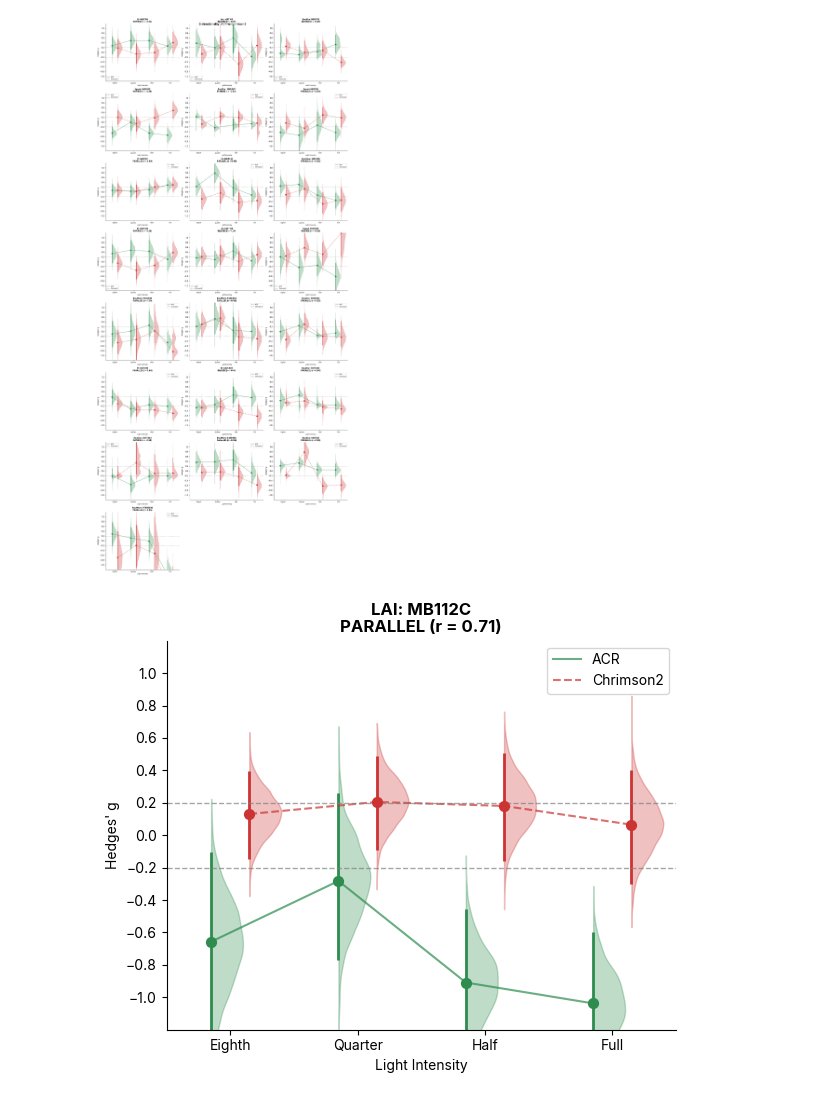
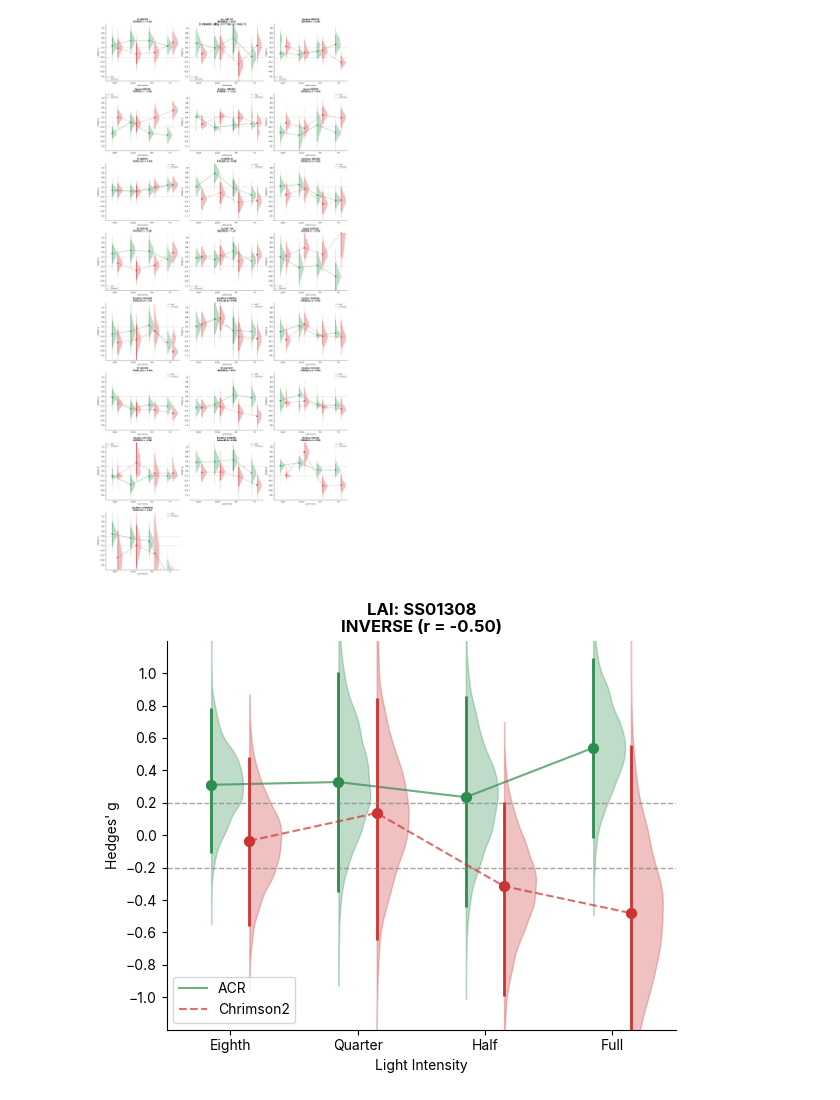
Before and after one commit to lnicole08/OSAR-Nicole-version, a Jupyter notebook: Light Intensity Summary.ipynb, the cells around one changed output. Drawn from its saved outputs; the diff is of its cells as text; code cells hidden in the pictures.

```diff
--- a/Light Intensity Summary.ipynb
+++ b/Light Intensity Summary.ipynb
@@ -970,6 +970,11 @@ categories = {
     "Cat 4 (No Effect)": {
         "ACT": ['MB210B', 'MB242A', 'SS86947'],
         "INH": ['SS81521', 'SS67662', 'SS75200']
+    },
+
+    "Cat 5": {
+        "ACT": ['SS81353', 'SS01188']
+
     },
 }
 
@@ -1098,11 +1103,11 @@ def get_genotype_pair_data(osar_data, mbon, responder):
 # %%
 from scipy import stats
 
-cat_df = compute_categorical_correlation_table(osar_data)
+cat_df = compute_categorical_correlation_table(osar_data, r_threshold=0.78)
 
 # Save single CSV
 corr_save_path = r"D:\ACC Lab Dropbox\ACC Lab\Nicole Lee\Data Compilation\osar_compiled"
-cat_df.to_csv(os.path.join(corr_save_path, "pairwise_correlations.csv"), index=False)
+#cat_df.to_csv(os.path.join(corr_save_path, "pairwise_correlations.csv"), index=False)
 # %%
 mpl.rcParams['svg.fonttype'] = 'none'
 pair_cols = [p[2] for p in cat_metric_pairs]
@@ -1416,7 +1487,7 @@ Found 22 qualifying MBON x metric pairs:
 VT999036      BoutNum  0.95  PARALLEL
 [figure]
 # %%
-mbon_to_plot = "MB112C"
+mbon_to_plot = "SS01308"
 metric_to_plot = "Light Attraction Index_Hg_OSAR"
 
 from scipy import stats
@@ -1455,31 +1526,32 @@ for resp, color, linestyle in [("ACR", color_acr, '-'), ("Chrimson2", color_chr,
             x_kde = kde(y_kde)
             offset = -0.15 if resp == "ACR" else 0.15
             x_kde = x_kde / x_kde.max() * 0.25
             ax.fill_betweenx(y_kde, x_pos[i] + offset, x_pos[i] + offset + x_kde, color=color, alpha=0.3)
             ax.vlines(x_pos[i] + offset, ci_low, ci_high, color=color, linewidth=2)
             ax.scatter(x_pos[i] + offset, effect, color=color, s=50, zorder=5)
 
     offset = -0.15 if resp == "ACR" else 0.15
     if all(v is not None for v in effects):
         ax.plot(x_pos + offset, effects, linestyle, color=color, linewidth=1.5, alpha=0.7, label=resp)
 
 ax.axhline(y=0.2, color='gray', linestyle='--', alpha=0.7, linewidth=1)
 ax.axhline(y=-0.2, color='gray', linestyle='--', alpha=0.7, linewidth=1)
 
 r_str = f"r = {r_val:.2f}" if r_val is not None else "no data"
 ax.set_title(f"{metric_label}: {mbon_to_plot}\n{direction} ({r_str})", fontsize=12, fontweight='bold')
 ax.set_xticks(x_pos)
 ax.set_xticklabels(intensities)
 ax.set_xlim(-0.5, 3.5)
 ax.set_yticks([-1.0, -0.8, -0.6, -0.4, -0.2, 0, 0.2, 0.4, 0.6, 0.8, 1.0])
 ax.set_ylim(-1.2, 1.2)
 ax.set_xlabel("Light Intensity")
 ax.set_ylabel("Hedges' g")
 ax.legend(loc='best')
 ax.spines['top'].set_visible(False)
 ax.spines['right'].set_visible(False)
 mpl.rcParams['svg.fonttype'] = 'none'
 plt.tight_layout()
+#plt.savefig("D:\\ACC Lab Dropbox\\ACC Lab\\Nicole Lee\\Data Compilation\\osar_compiled\images\\" + mbon_to_plot + "_" + metric_to_plot + ".svg")
 plt.show()
 # %% [output]
-[figure, old version]
+[figure, new version]
```
Also changed, not shown: parts of 4 cells of this notebook, 5 other files.
